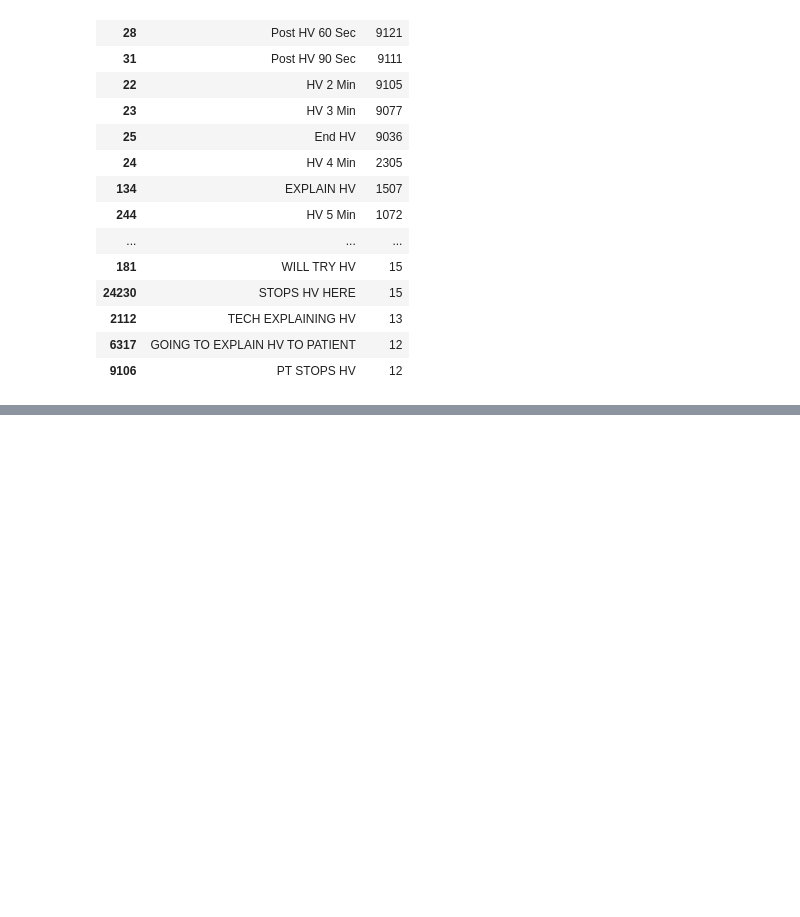
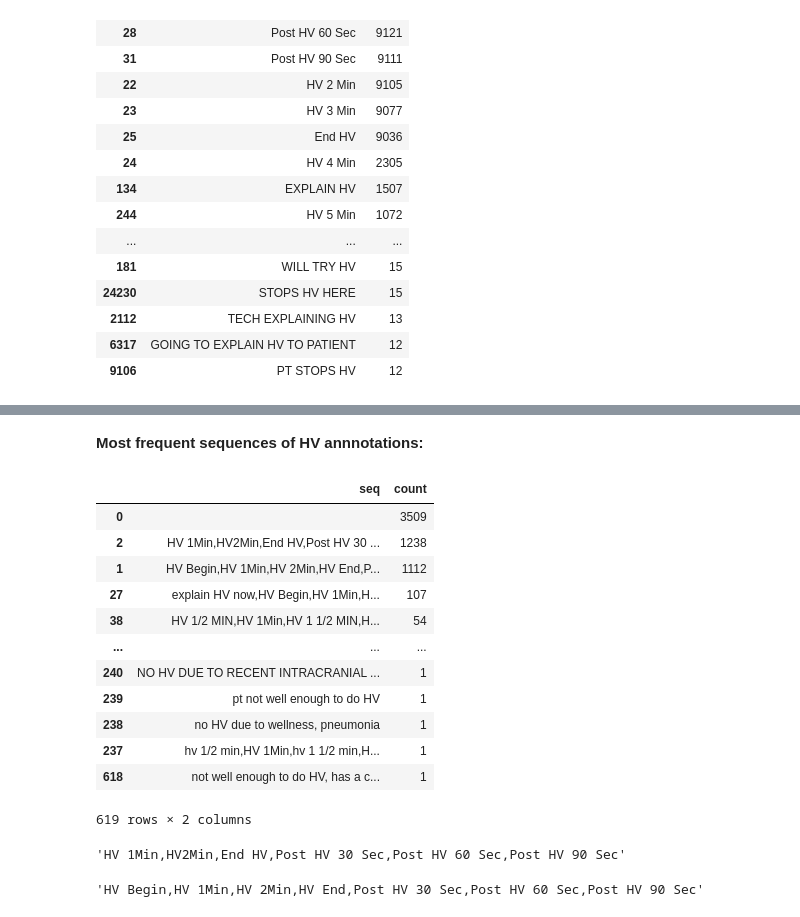
Before and after one commit to catvasily/eegfhabrainage, a Jupyter notebook: annotations/collect_annotations_demo.ipynb, the cells around one changed output, grey strips where cells are left out. Cells and saved outputs as stored; diff of their text form; code cells hidden in the pictures; blank space fills up the shorter version.

```diff
--- a/annotations/collect_annotations_demo.ipynb
+++ b/annotations/collect_annotations_demo.ipynb
@@ -187,0 +235,2 @@ col.lookup_annotation('HV').head(50)
+# %%
+bdf = pd.read_pickle("resulted_files/burnaby_annotations.pkl")
@@ -187,0 +239,32 @@ col.lookup_annotation('HV').head(50)
+# %%
+counts = Counter(bdf['hvs'].str.join(','))
+df = pd.DataFrame.from_dict(counts, orient='index')
+df = df.reset_index()
+df.columns = ['seq', 'count']
+count_df = df.sort_values(by='count', axis=0, ascending=False)
+# %% [markdown]
+**Most frequent sequences of HV annnotations:**
+# %%
+count_df
+# %% [output]
+|  | seq | count |
+| 0 |  | 3509 |
+| 2 | HV 1Min,HV2Min,End HV,Post HV 30 ... | 1238 |
+| 1 | HV Begin,HV 1Min,HV 2Min,HV End,P... | 1112 |
+| 27 | explain HV now,HV Begin,HV 1Min,H... | 107 |
+| 38 | HV 1/2 MIN,HV 1Min,HV 1 1/2 MIN,H... | 54 |
+| ... | ... | ... |
+| 240 | NO HV DUE TO RECENT INTRACRANIAL ... | 1 |
+| 239 | pt not well enough to do HV | 1 |
+| 238 | no HV due to wellness, pneumonia | 1 |
+| 237 | hv 1/2 min,HV 1Min,hv 1 1/2 min,H... | 1 |
+| 618 | not well enough to do HV, has a c... | 1 |
+619 rows × 2 columns
+# %%
+count_df['seq'][2]
+# %% [output]
+'HV 1Min,HV2Min,End HV,Post HV 30 Sec,Post HV 60 Sec,Post HV 90 Sec'
+# %%
+count_df['seq'][1]
+# %% [output]
+'HV Begin,HV 1Min,HV 2Min,HV End,Post HV 30 Sec,Post HV 60 Sec,Post HV 90 Sec'
```
Also changed, not shown: parts of 36 cells of this notebook.
